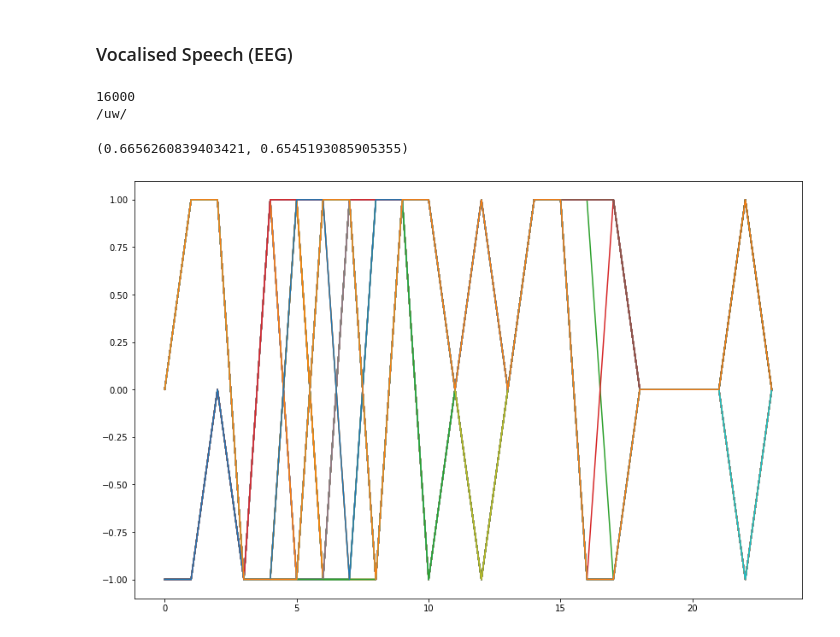
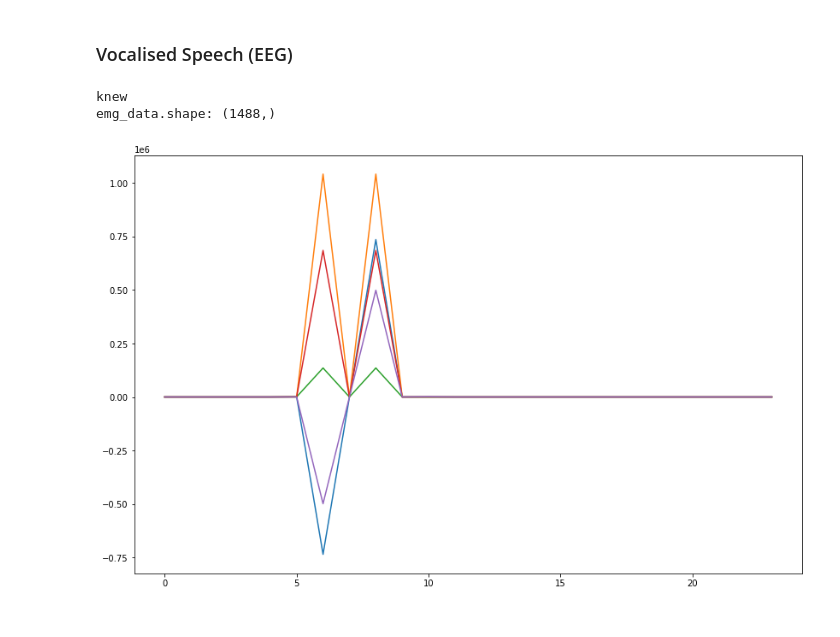
Before and after one commit to MiscellaneousStuff/kara-one-transduction, a Jupyter notebook: main.ipynb, the cells around one changed output. Drawn from its saved outputs; the diff is of its cells as text; code cells hidden in the pictures.

```diff
--- a/main.ipynb
+++ b/main.ipynb
@@ -45,20 +83,9 @@ example["emg_rest"].var(), example["emg_active"].var()
 # %% [markdown]
 ### Vocalised Speech (EEG)
-# %%
-import matplotlib.pyplot as plt
-import numpy as np
-plt.rcParams["figure.figsize"] = (14, 9)
-
-example = dataset[0]
-print(example["label"])
-emg_split = np.split(example["emg_vocal"], 62)
-for emg in emg_split:
-    plt.plot(emg)
-# plt.plot(example["emg_rest"])
-# plt.plot(example["emg_active"])
-example["emg_rest"].var(), example["emg_vocal"].var()
-# %% [output]
-16000
-/uw/
-(0.6656260839403421, 0.6545193085905355)
-[figure, removed]
+# %%
+target_channels = ["FC6", "FT8", "C5", "CP3", "P3"] # , "T7", "CP5", "C3", "CP1", "C4"]
+plot_eeg("emg_vocal", target_channels, idx=0)
+# %% [output]
+knew
+emg_data.shape: (1488,)
+[figure, added]
```
Also changed, not shown: parts of 19 cells of this notebook.
